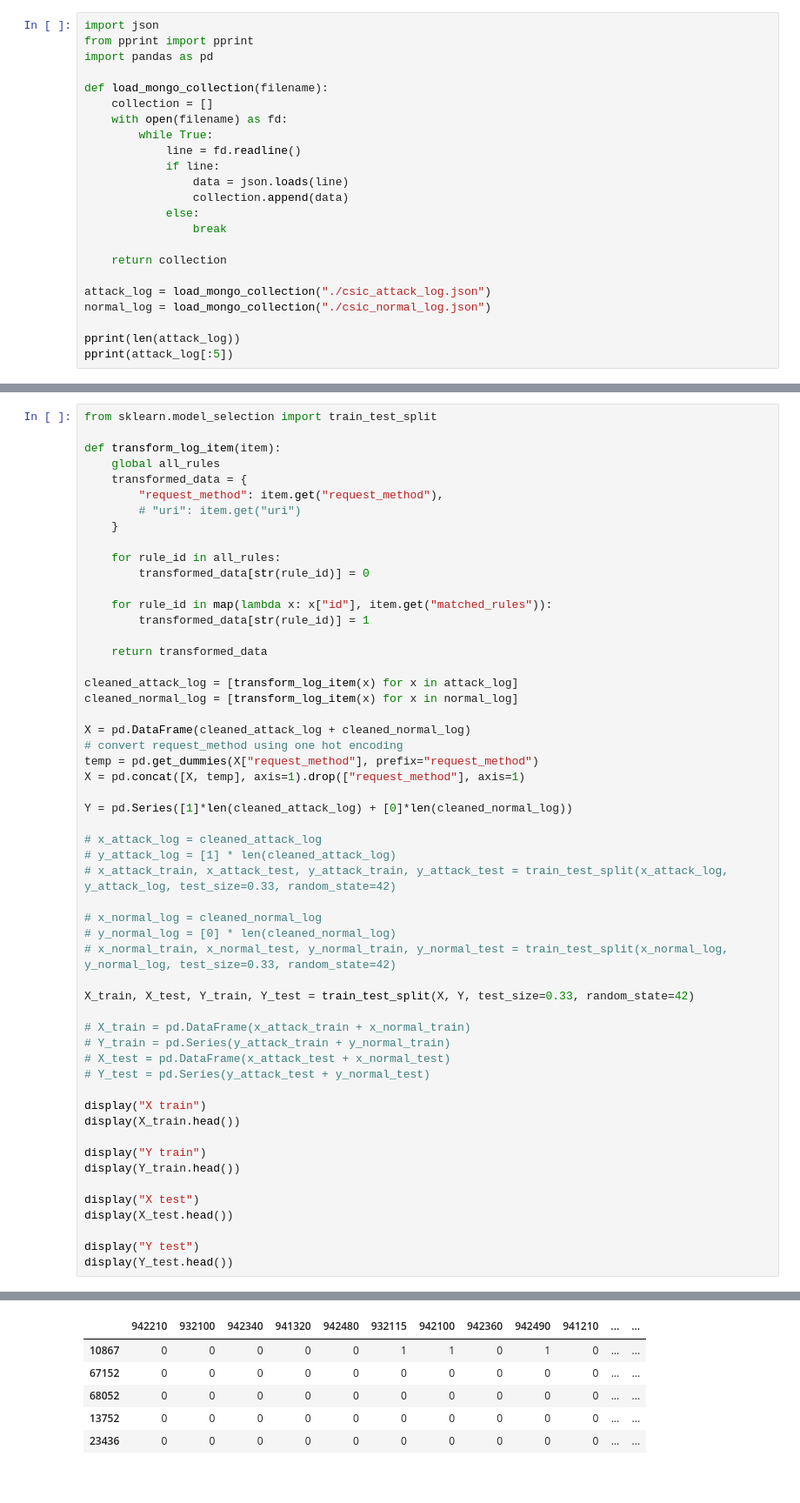
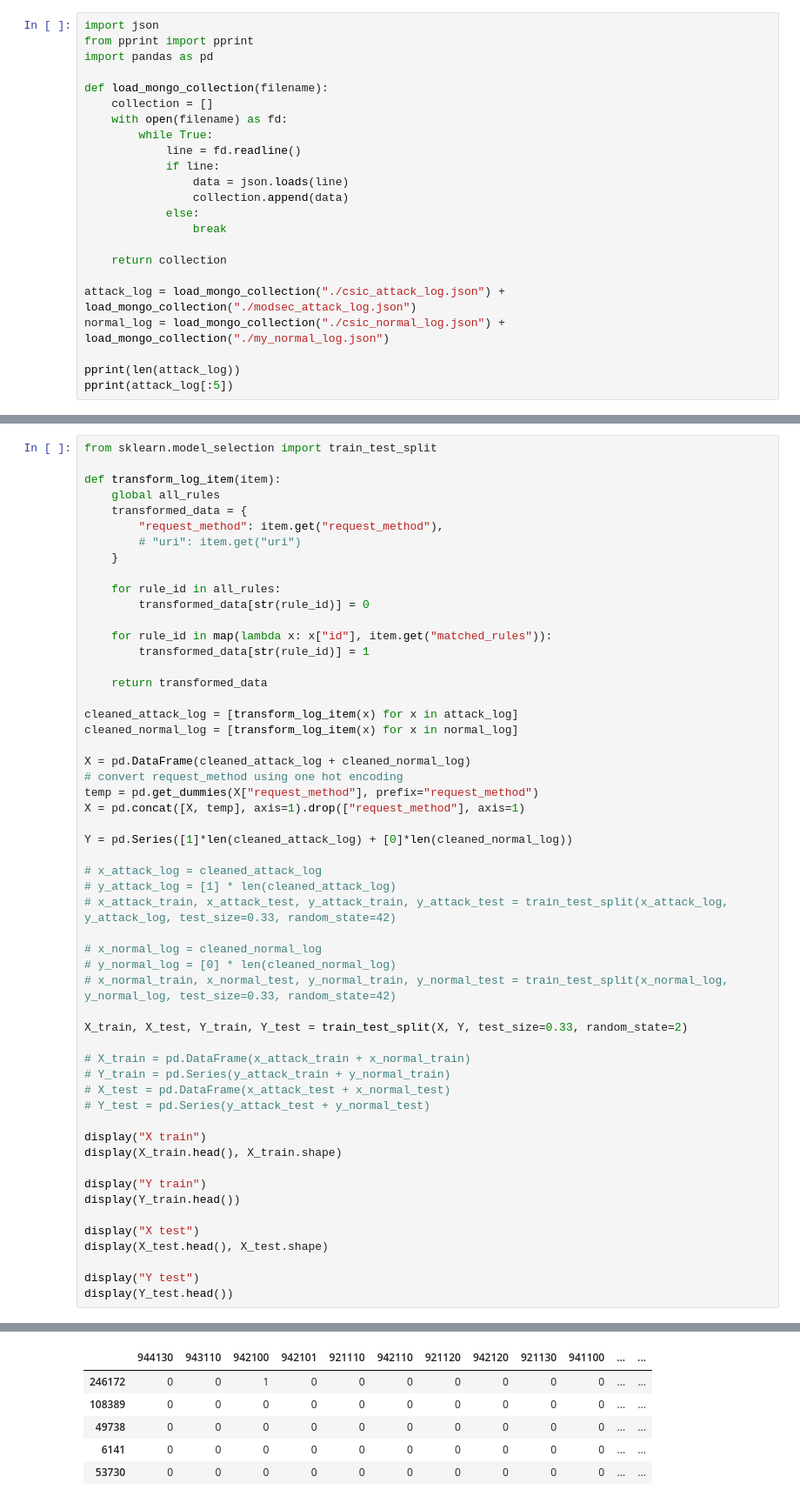
Before and after one commit to ngoctint1lvc/waf, a Jupyter notebook: ml-model/train.ipynb, the cells around one changed output, grey strips where cells are left out. Shown at 87% size. Cells and saved outputs as stored; diff of their text form.

```diff
--- a/ml-model/train.ipynb
+++ b/ml-model/train.ipynb
@@ -16,8 +16,8 @@ def load_mongo_collection(filename):
 
     return collection
 
-attack_log = load_mongo_collection("./csic_attack_log.json")
-normal_log = load_mongo_collection("./csic_normal_log.json")
+attack_log = load_mongo_collection("./csic_attack_log.json") + load_mongo_collection("./modsec_attack_log.json")
+normal_log = load_mongo_collection("./csic_normal_log.json") + load_mongo_collection("./my_normal_log.json")
 
 pprint(len(attack_log))
 pprint(attack_log[:5])
@@ -105,7 +97,7 @@ Y = pd.Series([1]*len(cleaned_attack_log) + [0]*len(cleaned_normal_log))
 # y_normal_log = [0] * len(cleaned_normal_log)
 # x_normal_train, x_normal_test, y_normal_train, y_normal_test = train_test_split(x_normal_log, y_normal_log, test_size=0.33, random_state=42)
 
-X_train, X_test, Y_train, Y_test = train_test_split(X, Y, test_size=0.33, random_state=42)
+X_train, X_test, Y_train, Y_test = train_test_split(X, Y, test_size=0.33, random_state=2)
 
 # X_train = pd.DataFrame(x_attack_train + x_normal_train)
 # Y_train = pd.Series(y_attack_train + y_normal_train)
@@ -113,13 +105,13 @@ X_train, X_test, Y_train, Y_test = train_test_split(X, Y, test_size=0.33, random
 # Y_test = pd.Series(y_attack_test + y_normal_test)
 
 display("X train")
-display(X_train.head())
+display(X_train.head(), X_train.shape)
 
 display("Y train")
 display(Y_train.head())
 
 display("X test")
-display(X_test.head())
+display(X_test.head(), X_test.shape)
 
 display("Y test")
 display(Y_test.head())
@@ -143,6 +136,6 @@ dtype: int64
-|  | 942210 | 932100 | 942340 | 941320 | 942480 | 932115 | 942100 | 942360 | 942490 | 941210 | ... | ... |
-| 10867 | 0 | 0 | 0 | 0 | 0 | 1 | 1 | 0 | 1 | 0 | ... | ... |
-| 67152 | 0 | 0 | 0 | 0 | 0 | 0 | 0 | 0 | 0 | 0 | ... | ... |
-| 68052 | 0 | 0 | 0 | 0 | 0 | 0 | 0 | 0 | 0 | 0 | ... | ... |
-| 13752 | 0 | 0 | 0 | 0 | 0 | 0 | 0 | 0 | 0 | 0 | ... | ... |
-| 23436 | 0 | 0 | 0 | 0 | 0 | 0 | 0 | 0 | 0 | 0 | ... | ... |
+|  | 944130 | 943110 | 942100 | 942101 | 921110 | 942110 | 921120 | 942120 | 921130 | 941100 | ... | ... |
+| 246172 | 0 | 0 | 1 | 0 | 0 | 0 | 0 | 0 | 0 | 0 | ... | ... |
+| 108389 | 0 | 0 | 0 | 0 | 0 | 0 | 0 | 0 | 0 | 0 | ... | ... |
+| 49738 | 0 | 0 | 0 | 0 | 0 | 0 | 0 | 0 | 0 | 0 | ... | ... |
+| 6141 | 0 | 0 | 0 | 0 | 0 | 0 | 0 | 0 | 0 | 0 | ... | ... |
+| 53730 | 0 | 0 | 0 | 0 | 0 | 0 | 0 | 0 | 0 | 0 | ... | ... |
```
Also changed, not shown: parts of 8 cells of this notebook, 7 other files.
